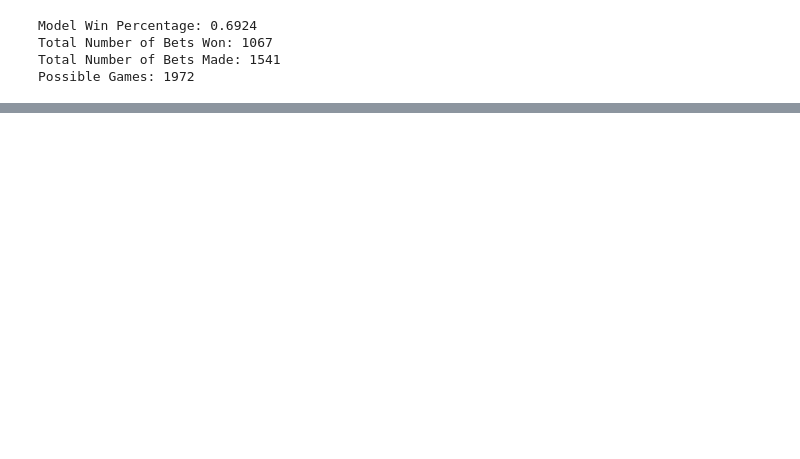
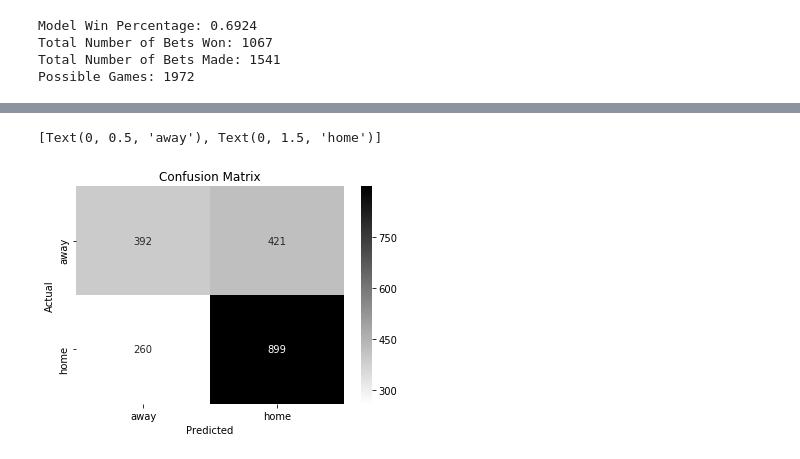
Before and after one commit to aviveiros11/Machine-Learning-Final-Project, a Jupyter notebook: NFL_game_prediction.ipynb, the cells around one changed output, grey strips where cells are left out. Drawn from its saved outputs; the diff is of its cells as text; code cells hidden in the pictures; blank space fills up the shorter version.

```diff
--- a/NFL_game_prediction.ipynb
+++ b/NFL_game_prediction.ipynb
@@ -198,0 +245,4 @@ Possible Games: 1972
+# %%
+y_pred = nn.predict(X_test)
+y_pred = (y_pred>0.5)
+y_pred
@@ -198,0 +257,14 @@ Possible Games: 1972
+# %%
+values = [0, 1]
+labels = ['away', 'home']
+cm = confusion_matrix(y_test, y_pred, values)
+ax = plt.subplot()
+sb.heatmap(cm, annot=True, ax=ax, fmt='g', cmap='binary')
+ax.set_xlabel('Predicted')
+ax.set_ylabel('Actual')
+ax.set_title('Confusion Matrix')
+ax.xaxis.set_ticklabels(labels)
+ax.yaxis.set_ticklabels(labels)
+# %% [output]
+[Text(0, 0.5, 'away'), Text(0, 1.5, 'home')]
+[figure, added]
```
Also changed, not shown: parts of 8 cells of this notebook.
